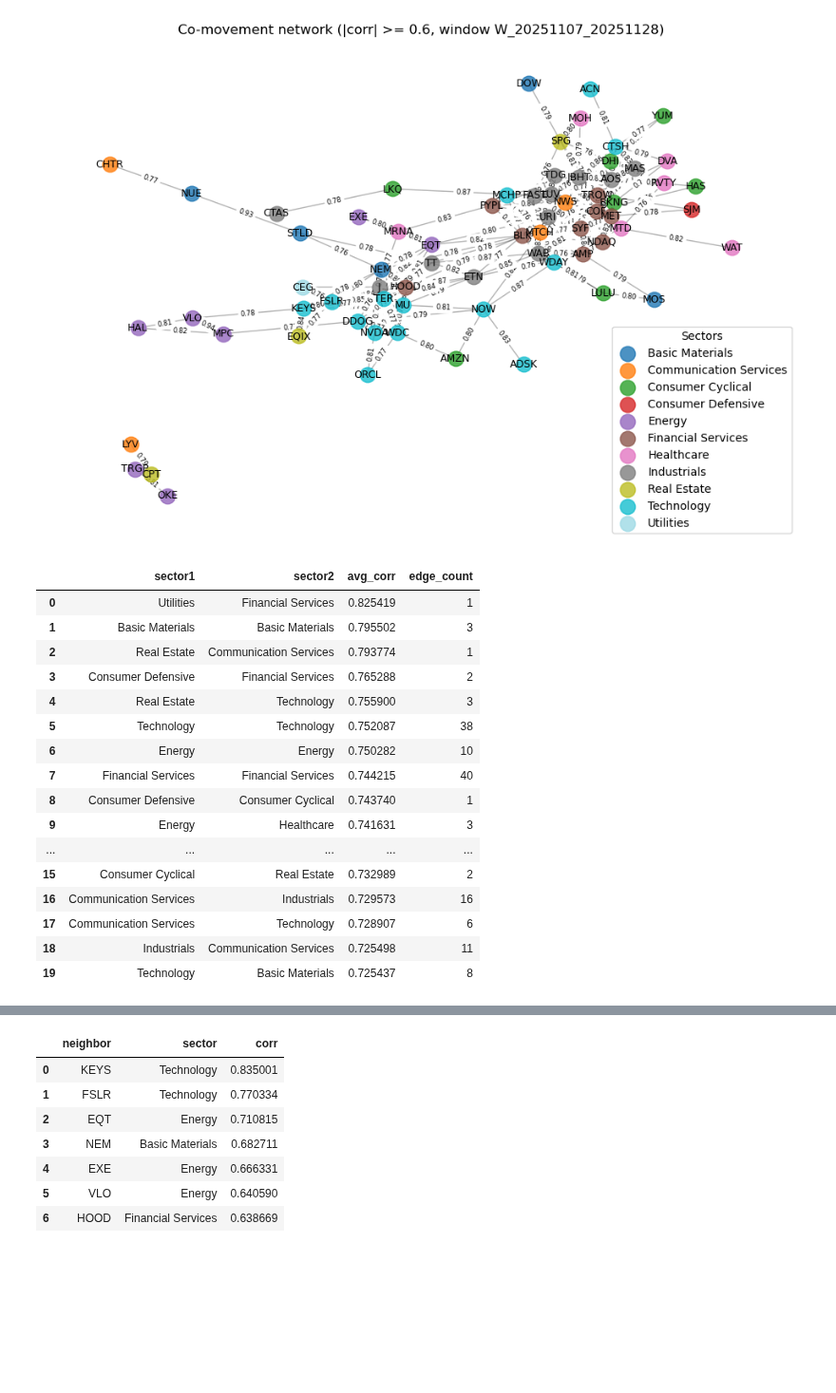
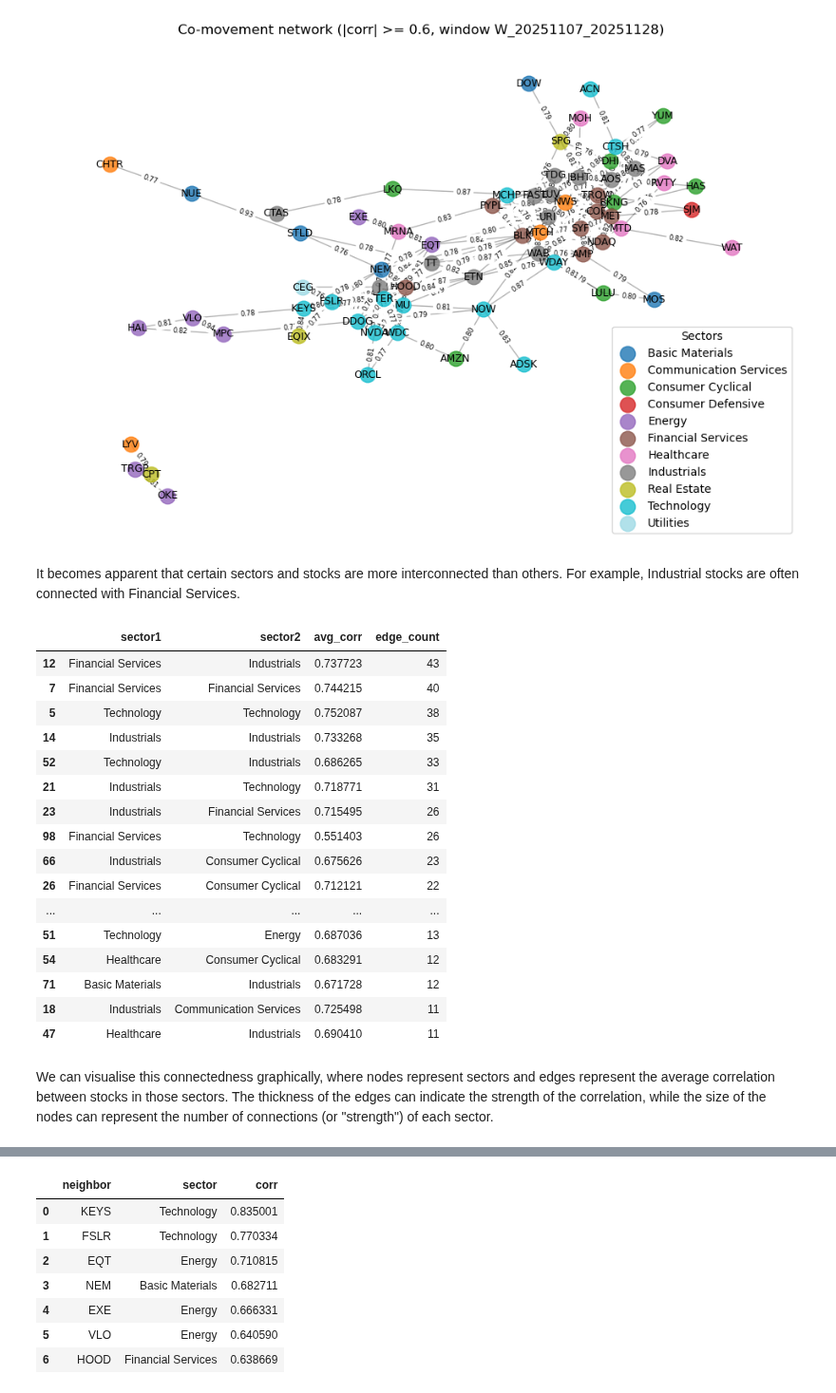
Before and after one commit to pedroleitao-neo4j/neo4j-stocks-correlator, a Jupyter notebook: analysis.ipynb, the cells around one changed output, grey strips where cells are left out. Shown at 95% size. Cells and saved outputs as stored; diff of their text form; code cells hidden in the pictures; blank space fills up the shorter version.

```diff
--- a/analysis.ipynb
+++ b/analysis.ipynb
@@ -256,38 +328,44 @@ plt.axis("off")
 plt.show()
 # %% [output]
 [figure]
+# %% [markdown]
+It becomes apparent that certain sectors and stocks are more interconnected than others. For example, Industrial stocks are often connected with Financial Services.
 # %%
 # Sector to sector co-movement
 df_sector_pairs = run_cypher("""
 MATCH (s1:Stock)-[r:CO_MOVES_WITH {window_id: $window_id}]-(s2:Stock)
 WHERE elementId(s1) < elementId(s2)
 WITH s1.sector AS sector1,
      s2.sector AS sector2,
      r.corr    AS corr
 WHERE sector1 IS NOT NULL AND sector2 IS NOT NULL
 RETURN sector1,
        sector2,
        avg(corr) AS avg_corr,
        count(*)  AS edge_count
 ORDER BY avg_corr DESC
 """, {"window_id": latest_window})
 
+# Sort by edge count descending and avg_corr descending
+df_sector_pairs = df_sector_pairs.sort_values(by=["edge_count", "avg_corr"], ascending=[False, False])
 df_sector_pairs.head(20)
 # %% [output]
 |  | sector1 | sector2 | avg_corr | edge_count |
-| 0 | Utilities | Financial Services | 0.825419 | 1 |
-| 1 | Basic Materials | Basic Materials | 0.795502 | 3 |
-| 2 | Real Estate | Communication Services | 0.793774 | 1 |
-| 3 | Consumer Defensive | Financial Services | 0.765288 | 2 |
-| 4 | Real Estate | Technology | 0.755900 | 3 |
+| 12 | Financial Services | Industrials | 0.737723 | 43 |
+| 7 | Financial Services | Financial Services | 0.744215 | 40 |
 | 5 | Technology | Technology | 0.752087 | 38 |
-| 6 | Energy | Energy | 0.750282 | 10 |
-| 7 | Financial Services | Financial Services | 0.744215 | 40 |
-| 8 | Consumer Defensive | Consumer Cyclical | 0.743740 | 1 |
-| 9 | Energy | Healthcare | 0.741631 | 3 |
+| 14 | Industrials | Industrials | 0.733268 | 35 |
+| 52 | Technology | Industrials | 0.686265 | 33 |
+| 21 | Industrials | Technology | 0.718771 | 31 |
+| 23 | Industrials | Financial Services | 0.715495 | 26 |
+| 98 | Financial Services | Technology | 0.551403 | 26 |
+| 66 | Industrials | Consumer Cyclical | 0.675626 | 23 |
+| 26 | Financial Services | Consumer Cyclical | 0.712121 | 22 |
 | ... | ... | ... | ... | ... |
-| 15 | Consumer Cyclical | Real Estate | 0.732989 | 2 |
-| 16 | Communication Services | Industrials | 0.729573 | 16 |
-| 17 | Communication Services | Technology | 0.728907 | 6 |
+| 51 | Technology | Energy | 0.687036 | 13 |
+| 54 | Healthcare | Consumer Cyclical | 0.683291 | 12 |
+| 71 | Basic Materials | Industrials | 0.671728 | 12 |
 | 18 | Industrials | Communication Services | 0.725498 | 11 |
-| 19 | Technology | Basic Materials | 0.725437 | 8 |
+| 47 | Healthcare | Industrials | 0.690410 | 11 |
+# %% [markdown]
+We can visualise this connectedness graphically, where nodes represent sectors and edges represent the average correlation between stocks in those sectors. The thickness of the edges can indicate the strength of the correlation, while the size of the nodes can represent the number of connections (or "strength") of each sector.
```
Also changed, not shown: parts of 36 cells of this notebook, 1 other file.
